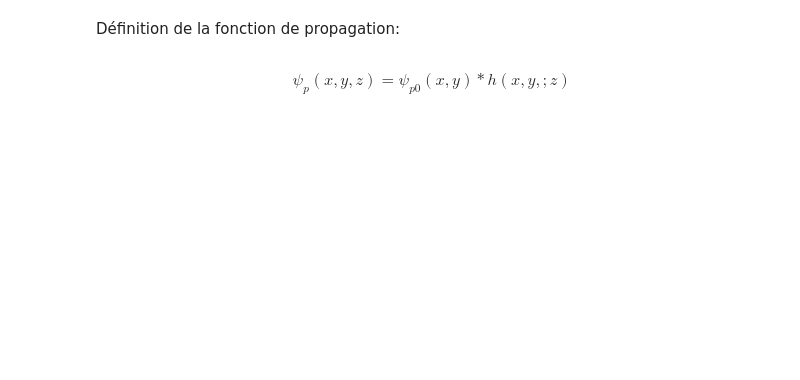
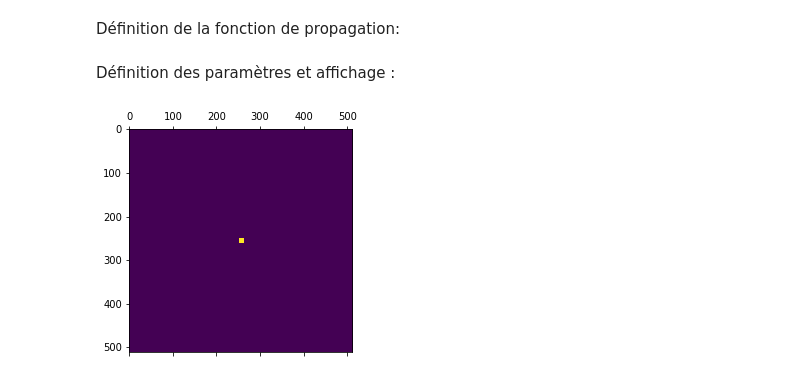
Before and after one commit to SchustekFlorian/reservoirNotebooks, a Jupyter notebook: freeSpacePropagation.ipynb, the cells around one changed output. Cells and saved outputs as stored; diff of their text form; code cells hidden in the pictures; blank space fills up the shorter version.

```diff
--- a/freeSpacePropagation.ipynb
+++ b/freeSpacePropagation.ipynb
@@ -1,3 +9,15 @@
+# %%
+def squareAperture(N,n): #the generated image will contain N*N pixels
+    s=N
+    spo= np.zeros((s,s))
+
+    for x in range(1,s):
+        for y in range(1,s):
+            if x <=s/2+n and y<=s/2+n and x>=s/2-n and y>=s/2-n:
+                spo[x][y]=1
+            else:
+                spo[x][y]=0
+    return spo
 # %% [markdown]
 Définition de la fonction de propagation:
 # %%
@@ -31,8 +51,16 @@ def propagate(inputField, z, Lx, Ly):
     outputField = np.fft.ifft2(FToutputField) #iFFT of TFoutputfield
     outputField = np.fft.fftshift(outputField)
     return outputField
-# %%
-%%latex
-$$\psi_p(x,y,z) = \psi_{p0}(x,y) * h(x,y,;z)$$
-# %% [output]
-$$\psi_p(x,y,z) = \psi_{p0}(x,y) * h(x,y,;z)$$
+# %% [markdown]
+Définition des paramètres et affichage :
+# %%
+k0=2*np.pi/(0.5*10**-6) #définition du vecteur d'onde, avec lambda=0.5*10^-6m
+z=40*10**-2 #on propage sur la distance z
+L=2*10**-2 #l'image est de dimensions L*L
+N=512 #N*N est le nombre de pixels de l'image
+n=5 #la taille de la moitié du carré central
+input = squareAperture(N,n)
+plt.matshow(input)
+plt.show()
+# %% [output]
+[figure, added]
```
Also changed, not shown: parts of 16 cells of this notebook.
